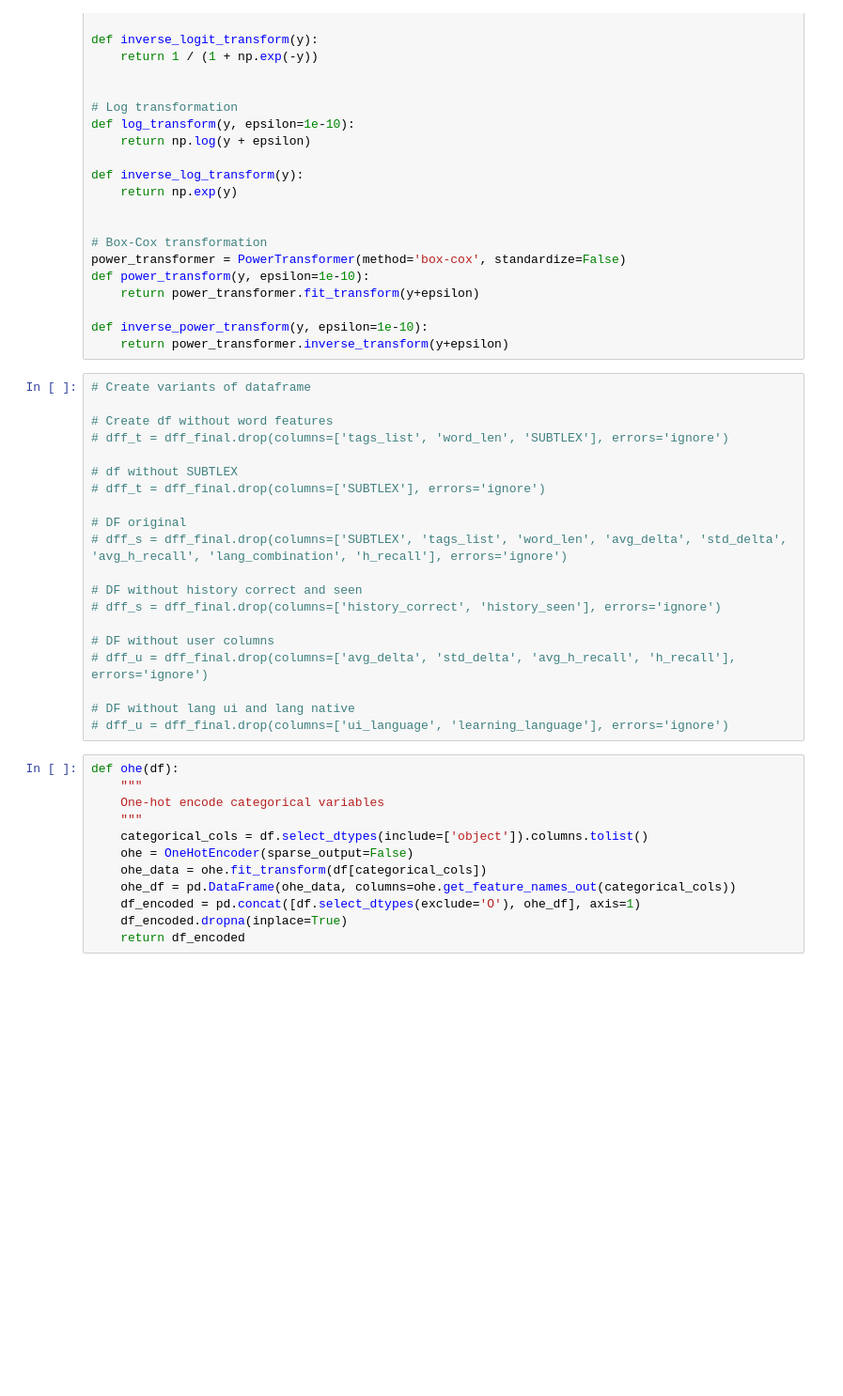
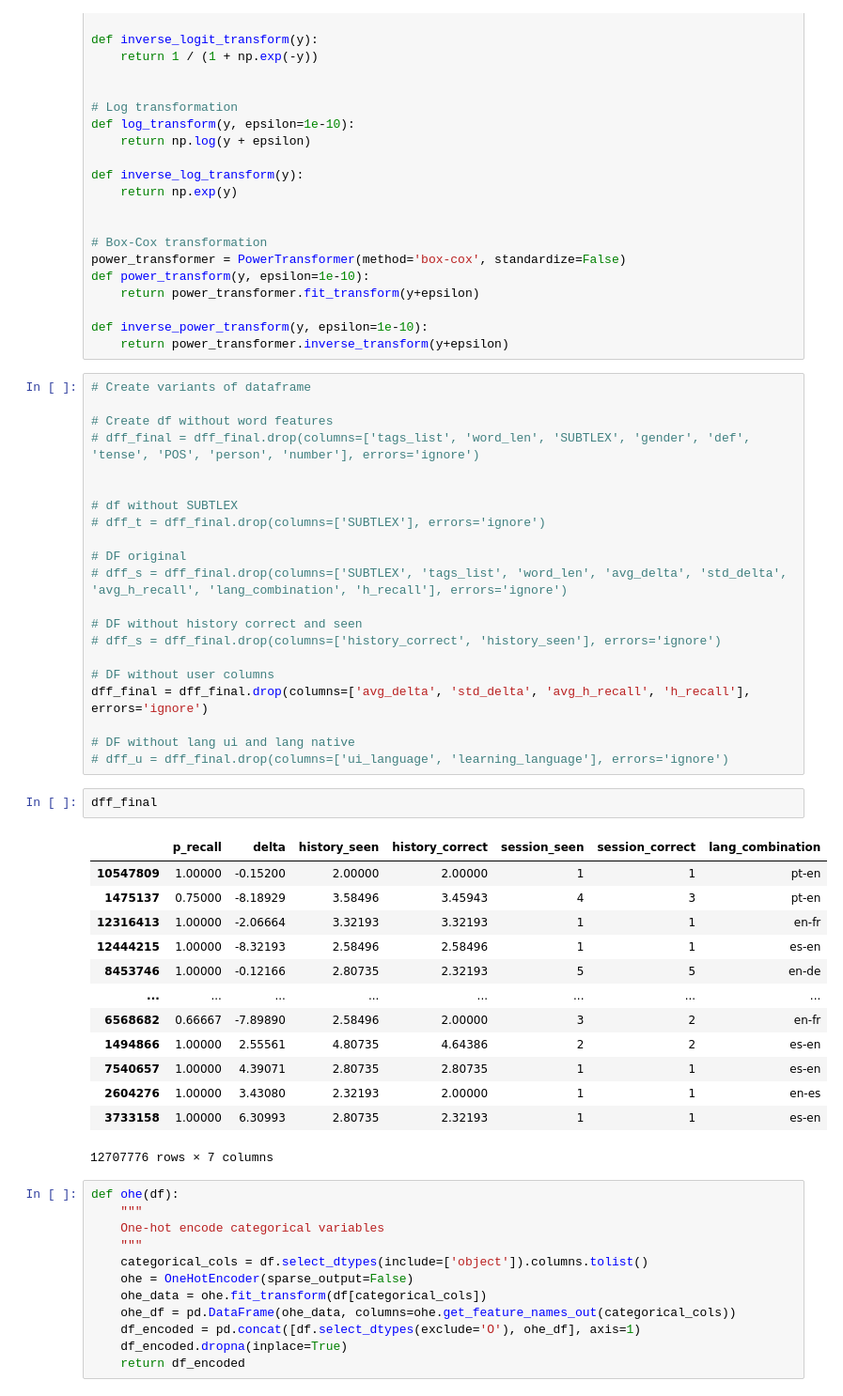
Before and after one commit to juliakubisa/spaced_repetition_algorithm, a Jupyter notebook: notebooks/LR.ipynb, the cells around one changed output. Shown at 94% size. Saved outputs shown, nothing was run; the diff lists cells and outputs as text; blank space fills up the shorter version.

```diff
--- a/notebooks/LR.ipynb
+++ b/notebooks/LR.ipynb
@@ -149,7 +149,8 @@ def inverse_power_transform(y, epsilon=1e-10):
 # Create variants of dataframe
 
 # Create df without word features
-# dff_t = dff_final.drop(columns=['tags_list', 'word_len', 'SUBTLEX'], errors='ignore')
+# dff_final = dff_final.drop(columns=['tags_list', 'word_len', 'SUBTLEX', 'gender', 'def', 'tense', 'POS', 'person', 'number'], errors='ignore')
+
 
 # df without SUBTLEX
 # dff_t = dff_final.drop(columns=['SUBTLEX'], errors='ignore')
@@ -161,10 +162,26 @@ def inverse_power_transform(y, epsilon=1e-10):
 # dff_s = dff_final.drop(columns=['history_correct', 'history_seen'], errors='ignore')
 
 # DF without user columns
-# dff_u = dff_final.drop(columns=['avg_delta', 'std_delta', 'avg_h_recall', 'h_recall'], errors='ignore')
+dff_final = dff_final.drop(columns=['avg_delta', 'std_delta', 'avg_h_recall', 'h_recall'], errors='ignore')
 
 # DF without lang ui and lang native
 # dff_u = dff_final.drop(columns=['ui_language', 'learning_language'], errors='ignore')
+# %%
+dff_final
+# %% [output]
+|  | p_recall | delta | history_seen | history_correct | session_seen | session_correct | lang_combination |
+| 10547809 | 1.00000 | -0.15200 | 2.00000 | 2.00000 | 1 | 1 | pt-en |
+| 1475137 | 0.75000 | -8.18929 | 3.58496 | 3.45943 | 4 | 3 | pt-en |
+| 12316413 | 1.00000 | -2.06664 | 3.32193 | 3.32193 | 1 | 1 | en-fr |
+| 12444215 | 1.00000 | -8.32193 | 2.58496 | 2.58496 | 1 | 1 | es-en |
+| 8453746 | 1.00000 | -0.12166 | 2.80735 | 2.32193 | 5 | 5 | en-de |
+| ... | ... | ... | ... | ... | ... | ... | ... |
+| 6568682 | 0.66667 | -7.89890 | 2.58496 | 2.00000 | 3 | 2 | en-fr |
+| 1494866 | 1.00000 | 2.55561 | 4.80735 | 4.64386 | 2 | 2 | es-en |
+| 7540657 | 1.00000 | 4.39071 | 2.80735 | 2.80735 | 1 | 1 | es-en |
+| 2604276 | 1.00000 | 3.43080 | 2.32193 | 2.00000 | 1 | 1 | en-es |
+| 3733158 | 1.00000 | 6.30993 | 2.80735 | 2.32193 | 1 | 1 | es-en |
+12707776 rows × 7 columns
 # %%
 def ohe(df):
     """
```
Also changed, not shown: parts of 10 cells of this notebook, 6 other files.
